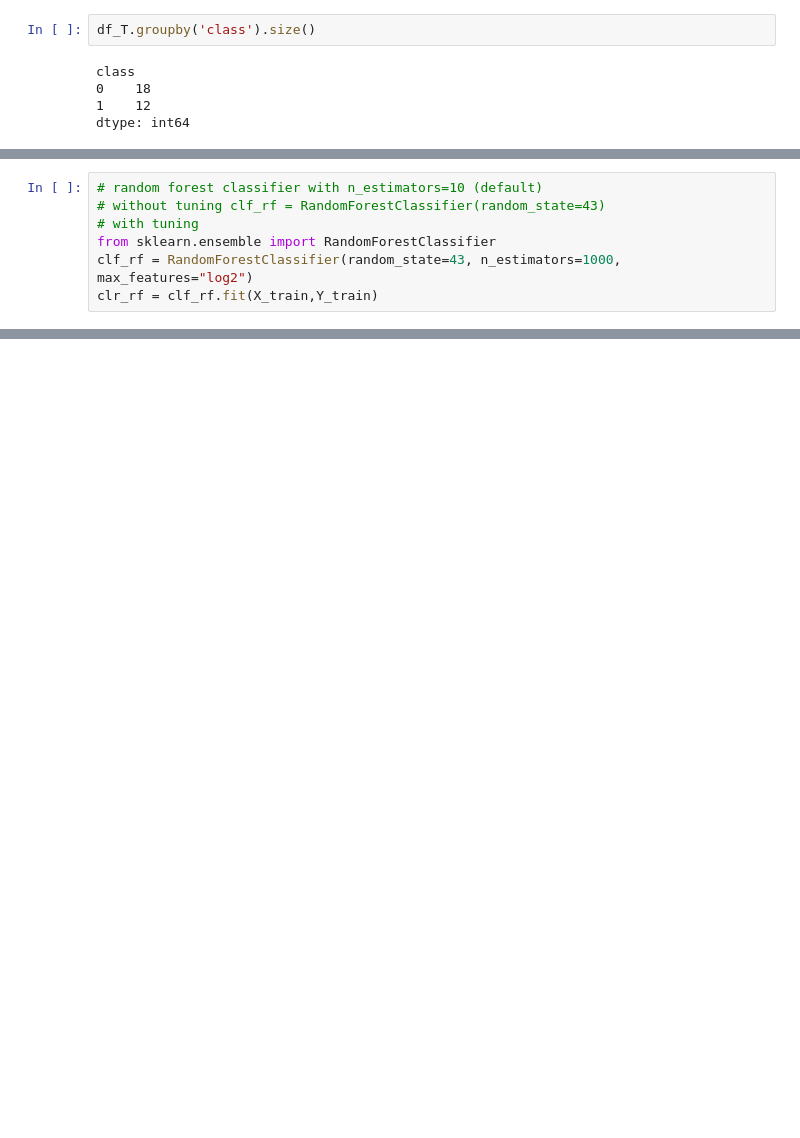
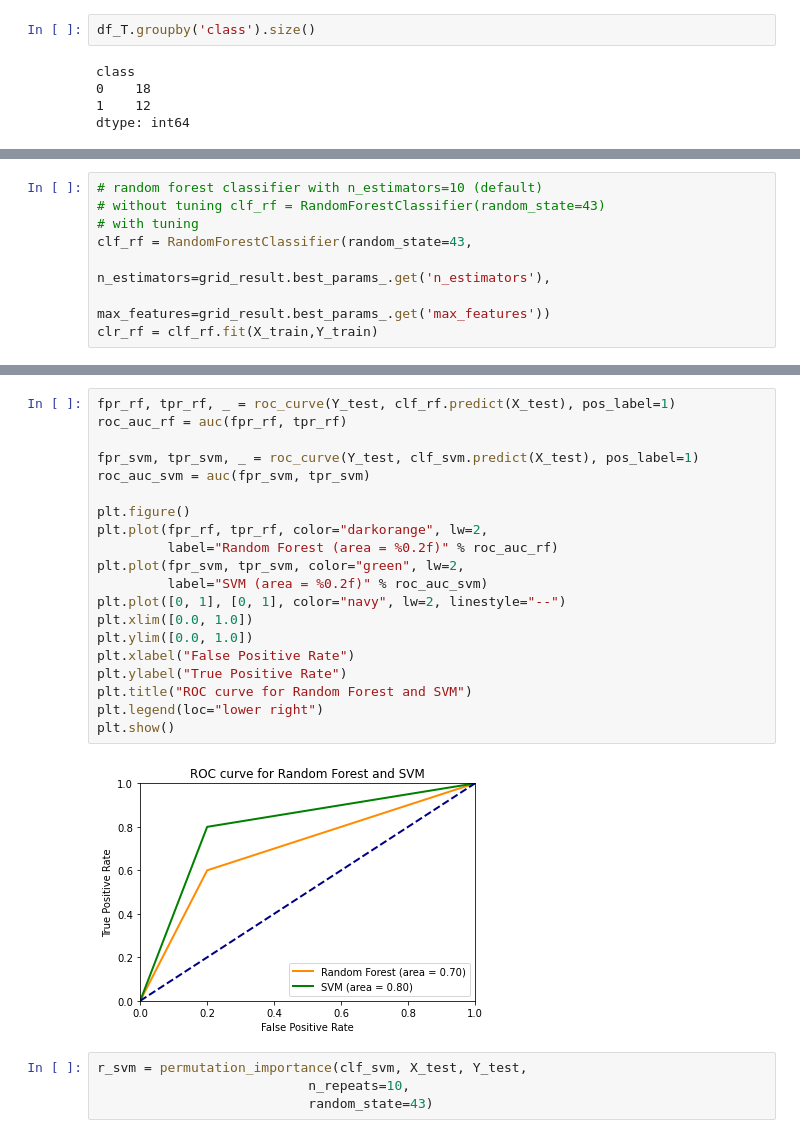
Before and after one commit to nepsygirl/DataScience_finalProjekt_Group2, a Jupyter notebook: confusionmatrix_ML.ipynb, the cells around one changed output, grey strips where cells are left out. Drawn from its saved outputs; the diff is of its cells as text; blank space fills up the shorter version.

```diff
--- a/confusionmatrix_ML.ipynb
+++ b/confusionmatrix_ML.ipynb
@@ -211,8 +174,9 @@ AttributeError: ignored
 # random forest classifier with n_estimators=10 (default)
 # without tuning clf_rf = RandomForestClassifier(random_state=43)
 # with tuning
-from sklearn.ensemble import RandomForestClassifier
-clf_rf = RandomForestClassifier(random_state=43, n_estimators=1000, max_features="log2")
+clf_rf = RandomForestClassifier(random_state=43,
+                                n_estimators=grid_result.best_params_.get('n_estimators'),
+                                max_features=grid_result.best_params_.get('max_features'))
 clr_rf = clf_rf.fit(X_train,Y_train)
 # %%
 ac = accuracy_score(Y_test,clf_rf.predict(X_test))
@@ -327 +273,27 @@ Requirement already satisfied: threadpoolctl>=2.0.0 in /usr/local/lib/python3.7/
+# %%
+fpr_rf, tpr_rf, _ = roc_curve(Y_test, clf_rf.predict(X_test), pos_label=1)
+roc_auc_rf = auc(fpr_rf, tpr_rf)
+
+fpr_svm, tpr_svm, _ = roc_curve(Y_test, clf_svm.predict(X_test), pos_label=1)
+roc_auc_svm = auc(fpr_svm, tpr_svm)
+
+plt.figure()
+plt.plot(fpr_rf, tpr_rf, color="darkorange", lw=2,
+         label="Random Forest (area = %0.2f)" % roc_auc_rf)
+plt.plot(fpr_svm, tpr_svm, color="green", lw=2,
+         label="SVM (area = %0.2f)" % roc_auc_svm)
+plt.plot([0, 1], [0, 1], color="navy", lw=2, linestyle="--")
+plt.xlim([0.0, 1.0])
+plt.ylim([0.0, 1.0])
+plt.xlabel("False Positive Rate")
+plt.ylabel("True Positive Rate")
+plt.title("ROC curve for Random Forest and SVM")
+plt.legend(loc="lower right")
+plt.show()
+# %% [output]
+[figure, added]
+# %%
+r_svm = permutation_importance(clf_svm, X_test, Y_test,
+                           n_repeats=10,
+                           random_state=43)
 # %%
```
Also changed, not shown: parts of 32 cells of this notebook.
